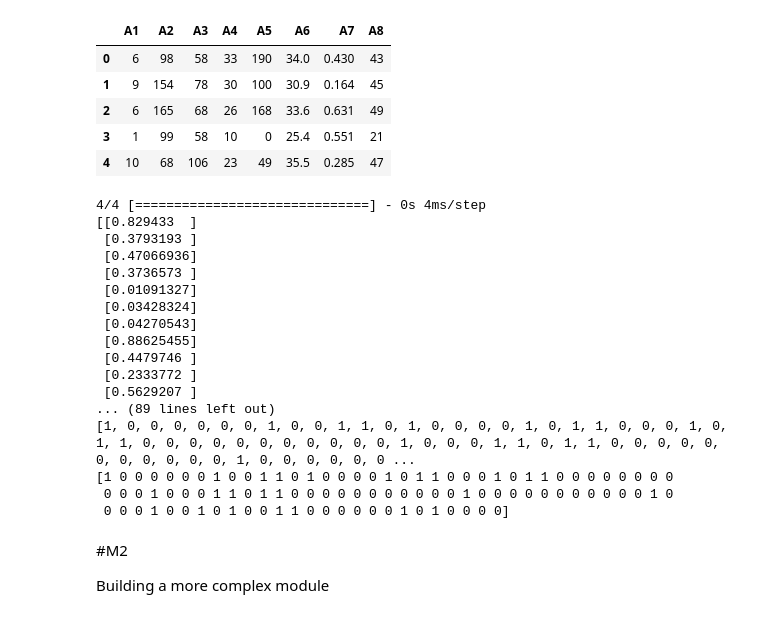
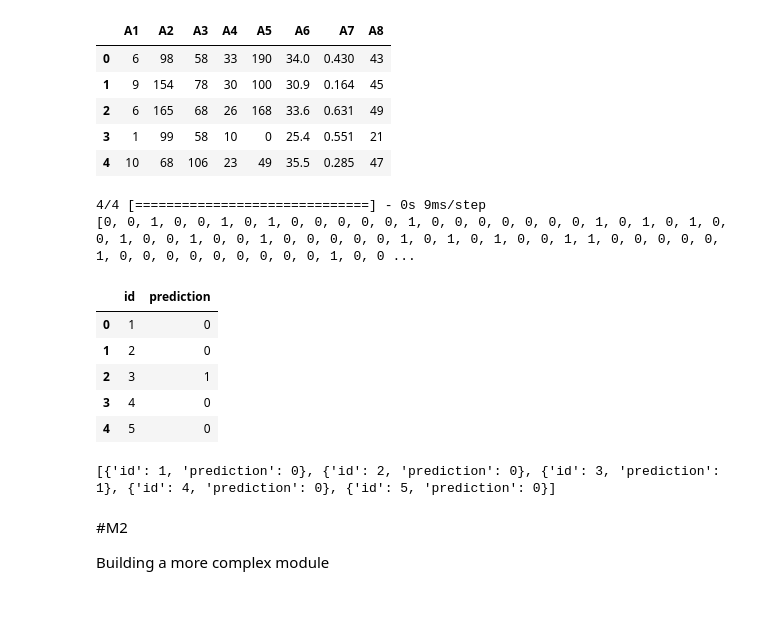
Before and after one commit to MartinNde/MartinN_1, a Jupyter notebook: Deep_Learning_&_Optimisation.ipynb, the cells around one changed output. Drawn from its saved outputs; the diff is of its cells as text; code cells hidden in the pictures.

```diff
--- a/Deep_Learning_&_Optimisation.ipynb
+++ b/Deep_Learning_&_Optimisation.ipynb
@@ -249,7 +374,7 @@ Accuracy: 0.7064676616915423
 # %% [markdown]
 Test Predictions
 # %%
-df_test = pd.read_csv('/content/sample_data/Deep learning optim/test.csv')
+df_test = pd.read_csv('/content/drive/MyDrive/DLdata.zip/test.csv')
 
 # summarise the details
 print(f'Number of entries: {len(df_test)}')
@@ -284,33 +409,49 @@ X_test1.head()
 | 2 | 6 | 165 | 68 | 26 | 168 | 33.6 | 0.631 | 49 |
 | 3 | 1 | 99 | 58 | 10 | 0 | 25.4 | 0.551 | 21 |
 | 4 | 10 | 68 | 106 | 23 | 49 | 35.5 | 0.285 | 47 |
+# %%
+
+X_test_scaled = scaler.fit_transform(X_test)
+# print(X_test_scaled)
 # %%
-test_pred = model1.predict(X_test1)
-print(test_pred)
+test_pred = model.predict(X_test_scaled)
+# print(test_pred)
 
 test_pred_categorical = [1 if pred > 0.5 else 0 for pred in test_pred]
 print(test_pred_categorical)
 
-test_pred_encoded = le.inverse_transform(test_pred_categorical)
-print(test_pred_encoded)
+# test_pred_encoded = le.inverse_transform(test_pred_categorical)
+# print(test_pred_encoded)
 # %% [output]
-4/4 [==============================] - 0s 4ms/step
-[[0.829433  ]
- [0.3793193 ]
- [0.47066936]
- [0.3736573 ]
- [0.01091327]
- [0.03428324]
- [0.04270543]
- [0.88625455]
- [0.4479746 ]
- [0.2333772 ]
- [0.5629207 ]
-... (89 lines left out)
-[1, 0, 0, 0, 0, 0, 0, 1, 0, 0, 1, 1, 0, 1, 0, 0, 0, 0, 1, 0, 1, 1, 0, 0, 0, 1, 0, 1, 1, 0, 0, 0, 0, 0, 0, 0, 0, 0, 0, 0, 1, 0, 0, 0, 1, 1, 0, 1, 1, 0, 0, 0, 0, 0, 0, 0, 0, 0, 0, 0, 1, 0, 0, 0, 0, 0, 0 ...
-[1 0 0 0 0 0 0 1 0 0 1 1 0 1 0 0 0 0 1 0 1 1 0 0 0 1 0 1 1 0 0 0 0 0 0 0 0
- 0 0 0 1 0 0 0 1 1 0 1 1 0 0 0 0 0 0 0 0 0 0 0 1 0 0 0 0 0 0 0 0 0 0 0 1 0
- 0 0 0 1 0 0 1 0 1 0 0 1 1 0 0 0 0 0 0 1 0 1 0 0 0 0]
+4/4 [==============================] - 0s 9ms/step
+[0, 0, 1, 0, 0, 1, 0, 1, 0, 0, 0, 0, 0, 1, 0, 0, 0, 0, 0, 0, 0, 1, 0, 1, 0, 1, 0, 0, 1, 0, 0, 1, 0, 0, 1, 0, 0, 0, 0, 0, 1, 0, 1, 0, 1, 0, 0, 1, 1, 0, 0, 0, 0, 0, 1, 0, 0, 0, 0, 0, 0, 0, 0, 0, 1, 0, 0 ...
+# %%
+df_test['prediction']=test_pred_categorical
+df_test = df_test[["id", "prediction"]]
+# %%
+df_test.head()
+# %% [output]
+|  | id | prediction |
+| 0 | 1 | 0 |
+| 1 | 2 | 0 |
+| 2 | 3 | 1 |
+| 3 | 4 | 0 |
+| 4 | 5 | 0 |
+# %%
+# Created by Hansi at 12/19/2022
+import json
+
+data = []
+for index, row in df_test.iterrows():
+    data.append({'id': int(row['id']), 'prediction': int(row['prediction'])})
+
+print(data[0:5])
+
+submission_file_path = "submission.json"
+with open(submission_file_path, 'w') as fp:
+    fp.write('\n'.join(json.dumps(i) for i in data))
+# %% [output]
+[{'id': 1, 'prediction': 0}, {'id': 2, 'prediction': 0}, {'id': 3, 'prediction': 1}, {'id': 4, 'prediction': 0}, {'id': 5, 'prediction': 0}]
 # %% [markdown]
 #M2
 
```
Also changed, not shown: parts of 47 cells of this notebook.
